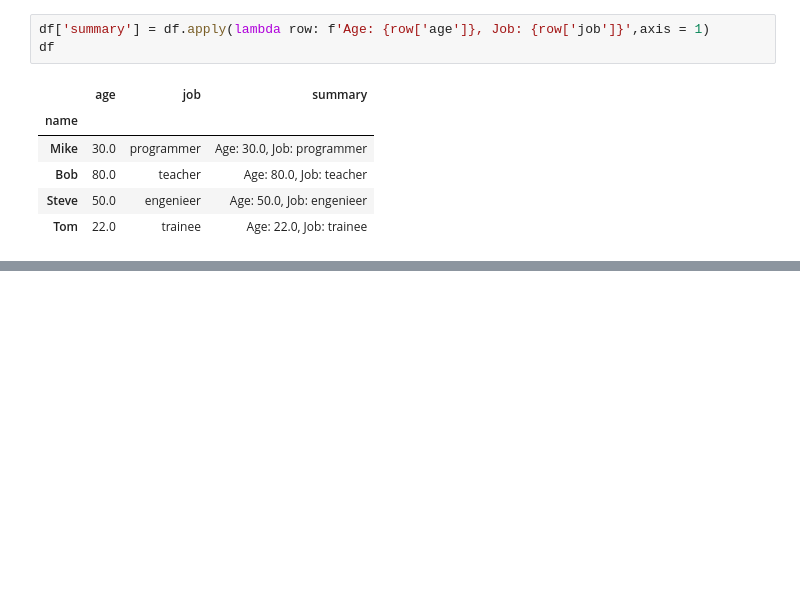
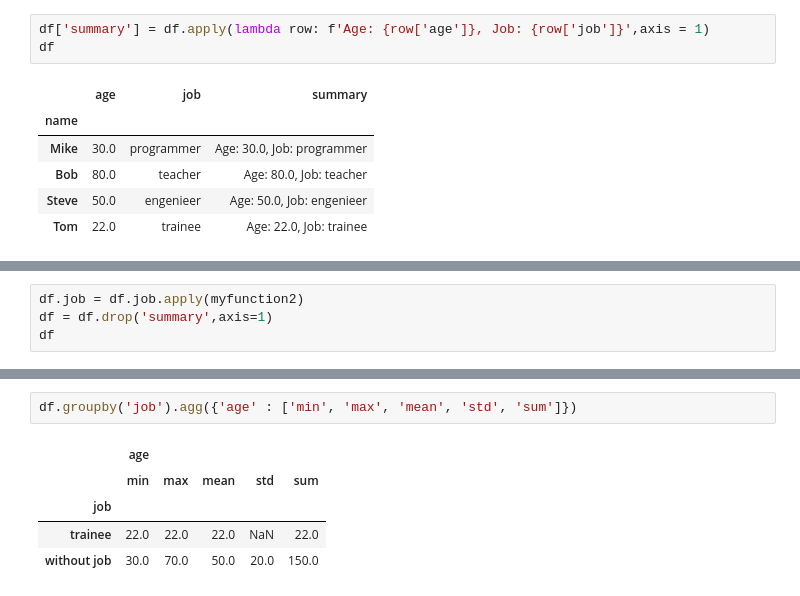
Before and after one commit to Blazzej/Python-learning, a Jupyter notebook: Pandas/panda.ipynb, the cells around one changed output, grey strips where cells are left out. Drawn from its saved outputs; the diff is of its cells as text; blank space fills up the shorter version.

```diff
--- a/Pandas/panda.ipynb
+++ b/Pandas/panda.ipynb
@@ -273,0 +483,4 @@ df.drop(['summary'],axis=1)
+# %%
+df.job = df.job.apply(myfunction2)
+df = df.drop('summary',axis=1)
+df
@@ -273,0 +493,8 @@ df.drop(['summary'],axis=1)
+# %%
+df.groupby('job').agg({'age' : ['min', 'max', 'mean', 'std', 'sum']})
+# %% [output]
+|  | age |  |  |  |  |
+|  | min | max | mean | std | sum |
+| job |  |  |  |  |  |
+| trainee | 22.0 | 22.0 | 22.0 | NaN | 22.0 |
+| without job | 30.0 | 70.0 | 50.0 | 20.0 | 150.0 |
```
Also changed, not shown: parts of 44 cells of this notebook, 1 other file.
